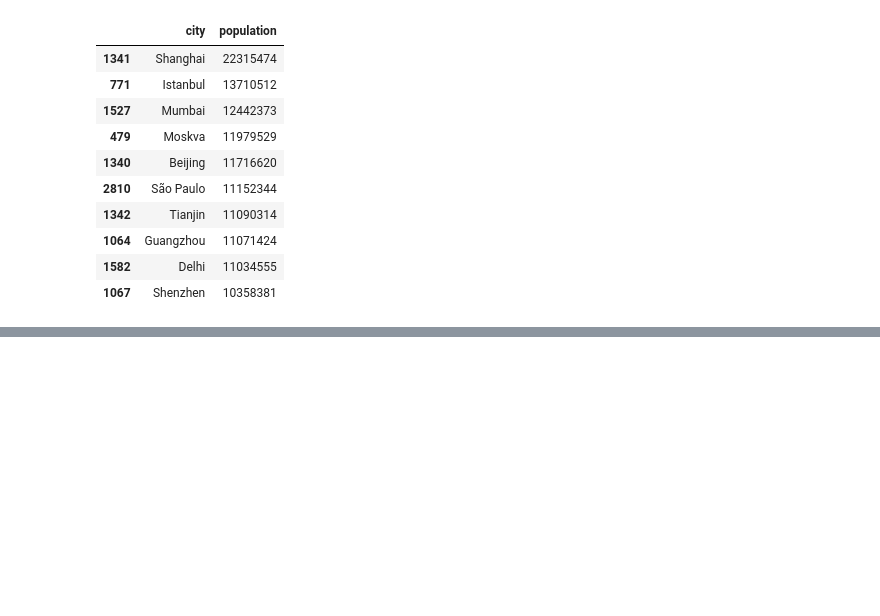
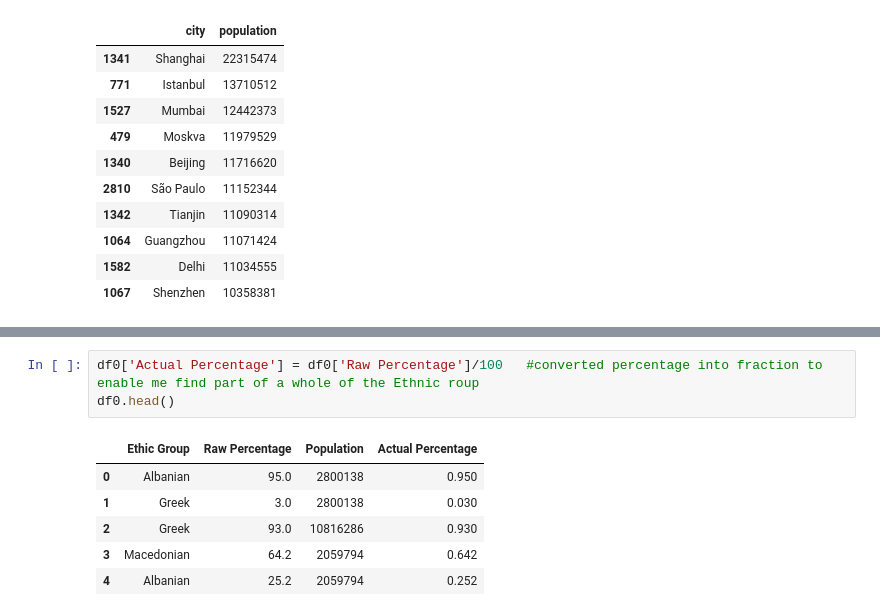
Before and after one commit to andyogah/data_wrangling_xml, a Jupyter notebook: data_wrangling_xml.ipynb, the cells around one changed output, grey strips where cells are left out. Cells and saved outputs as stored; diff of their text form; blank space fills up the shorter version.

```diff
--- a/data_wrangling_xml.ipynb
+++ b/data_wrangling_xml.ipynb
@@ -98,0 +142,10 @@ lowest.head(10)
+# %%
+df0['Actual Percentage'] = df0['Raw Percentage']/100   #converted percentage into fraction to enable me find part of a whole of the Ethnic roup
+df0.head()
+# %% [output]
+|  | Ethic Group | Raw Percentage | Population | Actual Percentage |
+| 0 | Albanian | 95.0 | 2800138 | 0.950 |
+| 1 | Greek | 3.0 | 2800138 | 0.030 |
+| 2 | Greek | 93.0 | 10816286 | 0.930 |
+| 3 | Macedonian | 64.2 | 2059794 | 0.642 |
+| 4 | Albanian | 25.2 | 2059794 | 0.252 |
```
Also changed, not shown: parts of 43 cells of this notebook.
